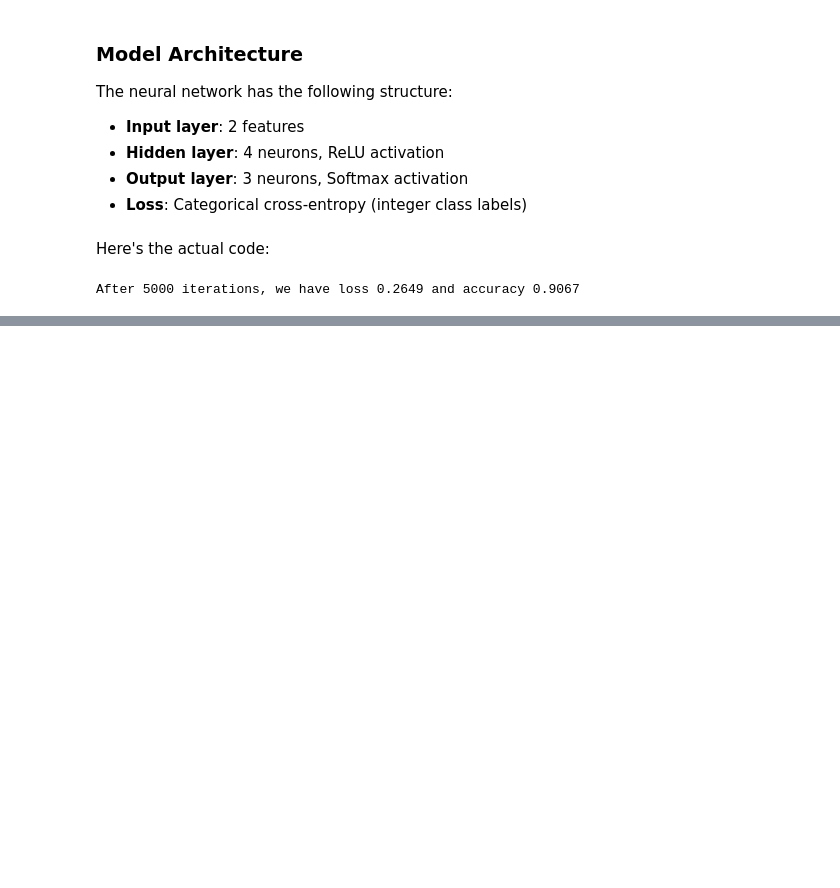
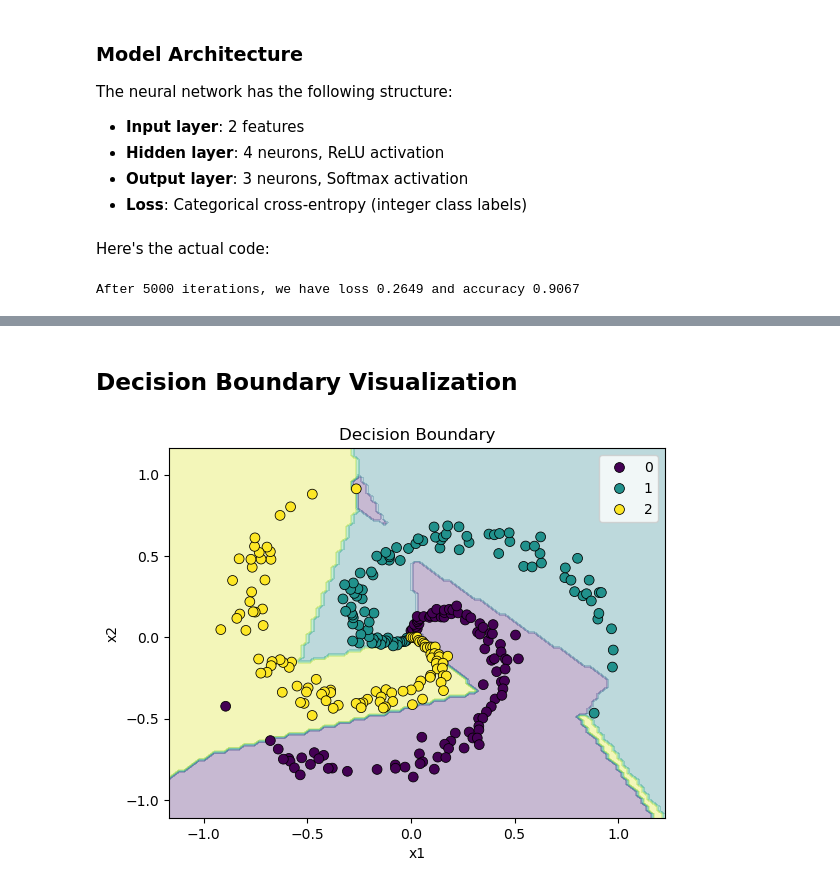
Before and after one commit to pjc-codes/clf-nn-from-scratch, a Jupyter notebook: clf-nn-1-hidden-layer.ipynb, the cells around one changed output, grey strips where cells are left out. Drawn from its saved outputs; the diff is of its cells as text; code cells hidden in the pictures; blank space fills up the shorter version.

Commit message:
adding viz for decision boundary and adding sklearn comparison

```diff
--- a/clf-nn-1-hidden-layer.ipynb
+++ b/clf-nn-1-hidden-layer.ipynb
@@ -153,0 +154,27 @@ plt.show()
+# %% [markdown]
+## Decision Boundary Visualization
+# %%
+# creating a mesh grid for the decision boundary
+x_min, x_max = X[:, 0].min() - 0.25, X[:, 0].max() + 0.25
+y_min, y_max = X[:, 1].min() - 0.25, X[:, 1].max() + 0.25
+
+xx, yy = np.meshgrid(np.linspace(x_min, x_max, 100),
+                     np.linspace(y_min, y_max, 100))
+
+# making predictions
+Z1_mesh = np.c_[xx.ravel(), yy.ravel()] @ W1 + b1
+A1_mesh = np.maximum(0, Z1_mesh)
+Z2_mesh = A1_mesh @ W2 + b2
+A2_mesh = softmax(Z2_mesh)
+Z_mesh = np.argmax(A2_mesh, axis=1).reshape(xx.shape)
+
+# plotting the decision boundary
+plt.contourf(xx, yy, Z_mesh, alpha=0.3, cmap='viridis')
+sns.scatterplot(x=X[:, 0], y=X[:, 1], hue=y, s=50,
+                palette='viridis', edgecolor='black')
+plt.xlabel('x1')
+plt.ylabel('x2')
+plt.title('Decision Boundary')
+plt.show()
+# %% [output]
+[figure, added]
```
Also changed, not shown: parts of 5 cells of this notebook.
